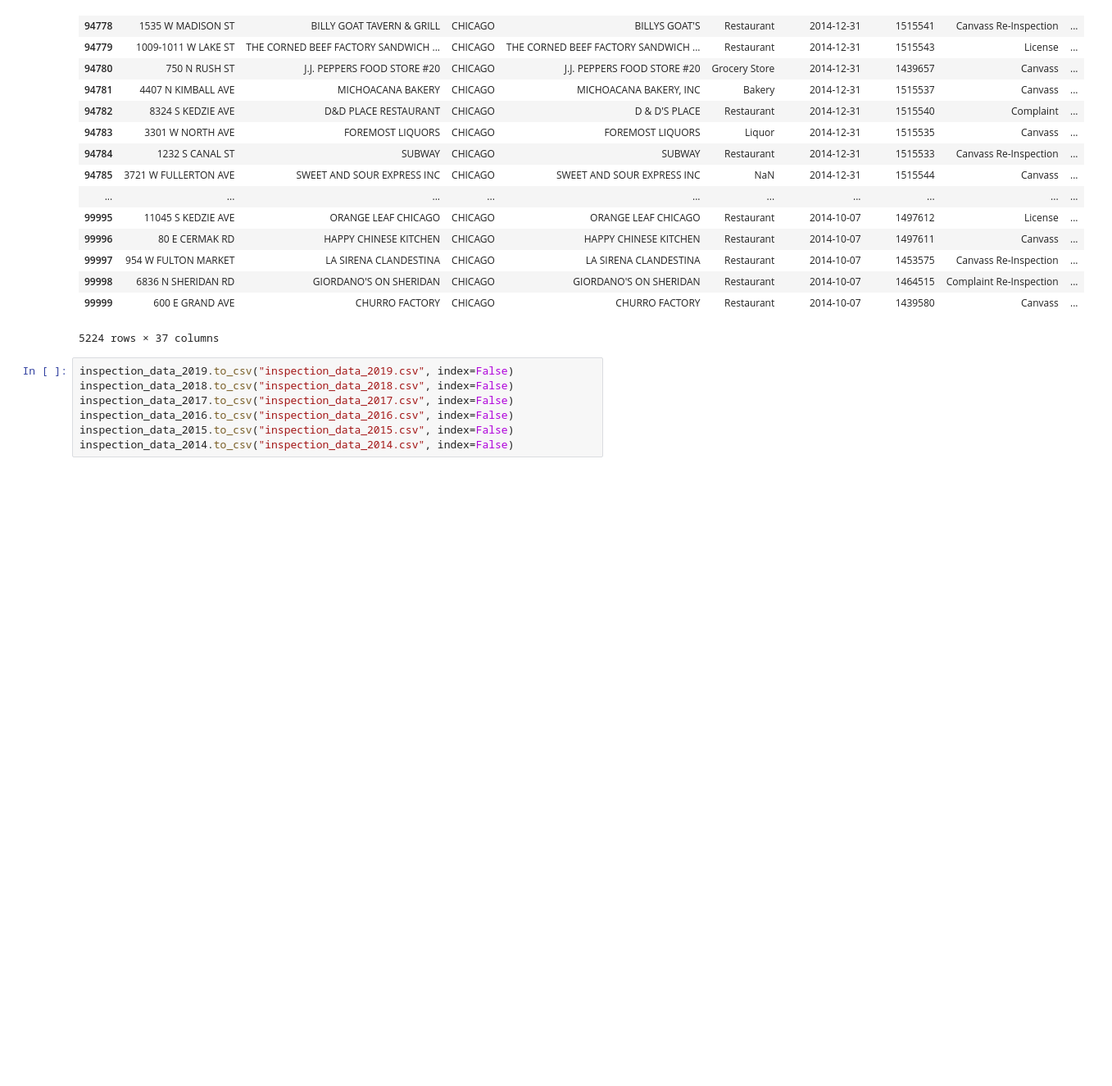
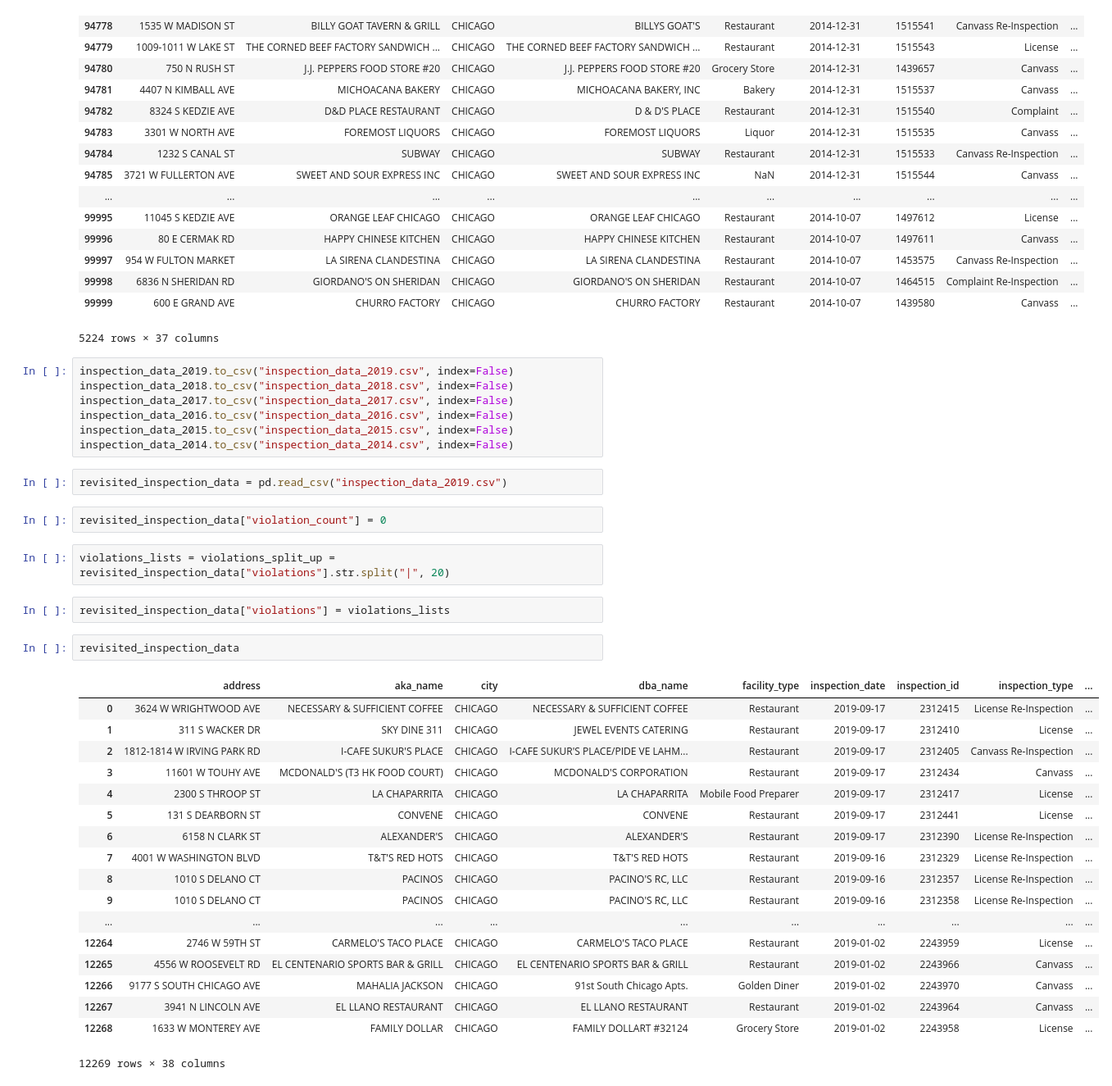
Before and after one commit to evan1108/chicago_food_inspections, a Jupyter notebook: api_inspection.ipynb, the cells around one changed output. Shown: that part at 82% size. Saved outputs shown, nothing was run; the diff lists cells and outputs as text; blank space fills up the shorter version.

Commit message:
created violation summary

```diff
--- a/api_inspection.ipynb
+++ b/api_inspection.ipynb
@@ -220,3 +222,32 @@ inspection_data_2017.to_csv("inspection_data_2017.csv", index=False)
 inspection_data_2016.to_csv("inspection_data_2016.csv", index=False)
 inspection_data_2015.to_csv("inspection_data_2015.csv", index=False)
 inspection_data_2014.to_csv("inspection_data_2014.csv", index=False)
+# %%
+revisited_inspection_data = pd.read_csv("inspection_data_2019.csv")
+# %%
+revisited_inspection_data["violation_count"] = 0
+# %%
+violations_lists = violations_split_up = revisited_inspection_data["violations"].str.split("|", 20)
+# %%
+revisited_inspection_data["violations"] = violations_lists
+# %%
+revisited_inspection_data
+# %% [output]
+|  | address | aka_name | city | dba_name | facility_type | inspection_date | inspection_id | inspection_type | ... |
+| 0 | 3624 W WRIGHTWOOD AVE | NECESSARY & SUFFICIENT COFFEE | CHICAGO | NECESSARY & SUFFICIENT COFFEE | Restaurant | 2019-09-17 | 2312415 | License Re-Inspection | ... |
+| 1 | 311 S WACKER DR | SKY DINE 311 | CHICAGO | JEWEL EVENTS CATERING | Restaurant | 2019-09-17 | 2312410 | License | ... |
+| 2 | 1812-1814 W IRVING PARK RD | I-CAFE SUKUR'S PLACE | CHICAGO | I-CAFE SUKUR'S PLACE/PIDE VE LAHM... | Restaurant | 2019-09-17 | 2312405 | Canvass Re-Inspection | ... |
+| 3 | 11601 W TOUHY AVE | MCDONALD'S (T3 HK FOOD COURT) | CHICAGO | MCDONALD'S CORPORATION | Restaurant | 2019-09-17 | 2312434 | Canvass | ... |
+| 4 | 2300 S THROOP ST | LA CHAPARRITA | CHICAGO | LA CHAPARRITA | Mobile Food Preparer | 2019-09-17 | 2312417 | License | ... |
+| 5 | 131 S DEARBORN ST | CONVENE | CHICAGO | CONVENE | Restaurant | 2019-09-17 | 2312441 | License | ... |
+| 6 | 6158 N CLARK ST | ALEXANDER'S | CHICAGO | ALEXANDER'S | Restaurant | 2019-09-17 | 2312390 | License Re-Inspection | ... |
+| 7 | 4001 W WASHINGTON BLVD | T&T'S RED HOTS | CHICAGO | T&T'S RED HOTS | Restaurant | 2019-09-16 | 2312329 | License Re-Inspection | ... |
+| 8 | 1010 S DELANO CT | PACINOS | CHICAGO | PACINO'S RC, LLC | Restaurant | 2019-09-16 | 2312357 | License Re-Inspection | ... |
+| 9 | 1010 S DELANO CT | PACINOS | CHICAGO | PACINO'S RC, LLC | Restaurant | 2019-09-16 | 2312358 | License Re-Inspection | ... |
+| ... | ... | ... | ... | ... | ... | ... | ... | ... | ... |
+| 12264 | 2746 W 59TH ST | CARMELO'S TACO PLACE | CHICAGO | CARMELO'S TACO PLACE | Restaurant | 2019-01-02 | 2243959 | License | ... |
+| 12265 | 4556 W ROOSEVELT RD | EL CENTENARIO SPORTS BAR & GRILL | CHICAGO | EL CENTENARIO SPORTS BAR & GRILL | Restaurant | 2019-01-02 | 2243966 | Canvass | ... |
+| 12266 | 9177 S SOUTH CHICAGO AVE | MAHALIA JACKSON | CHICAGO | 91st South Chicago Apts. | Golden Diner | 2019-01-02 | 2243970 | Canvass | ... |
+| 12267 | 3941 N LINCOLN AVE | EL LLANO RESTAURANT | CHICAGO | EL LLANO RESTAURANT | Restaurant | 2019-01-02 | 2243964 | Canvass | ... |
+| 12268 | 1633 W MONTEREY AVE | FAMILY DOLLAR | CHICAGO | FAMILY DOLLART #32124 | Grocery Store | 2019-01-02 | 2243958 | License | ... |
+12269 rows × 38 columns
```
Also changed, not shown: parts of 16 cells of this notebook, 2 other files.
